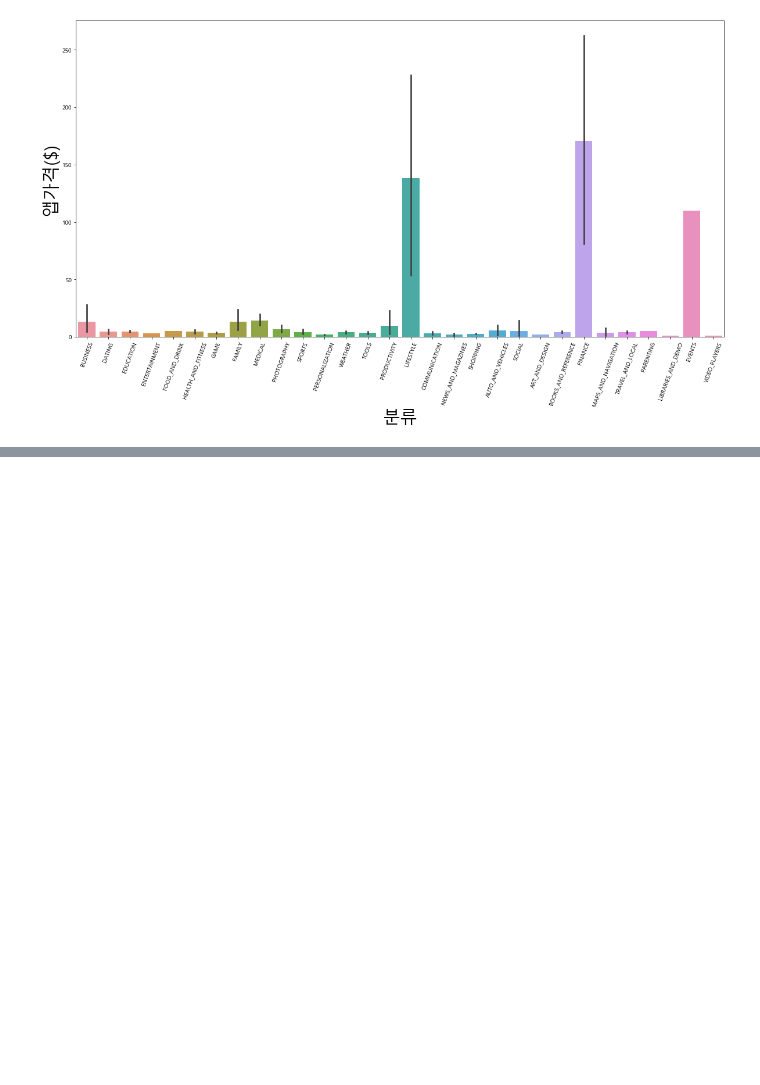
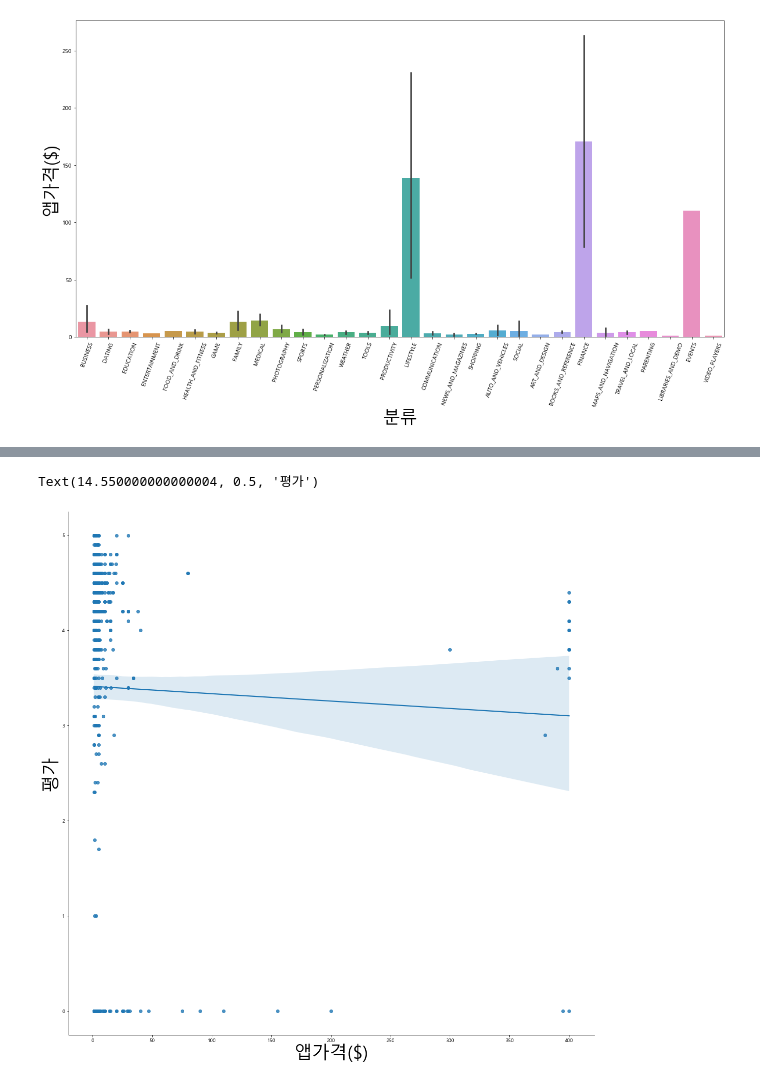
Before and after one commit to young-hun-jo/KaggleStruggle, a Jupyter notebook: google_playstore/google_playstore.ipynb, the cells around one changed output, grey strips where cells are left out. Drawn from its saved outputs; the diff is of its cells as text; code cells hidden in the pictures; blank space fills up the shorter version.

```diff
--- a/google_playstore/google_playstore.ipynb
+++ b/google_playstore/google_playstore.ipynb
@@ -668,0 +707,10 @@ Text(0, 0.5, '앱가격($)')
+# %%
+# 가격이 높을수록 평가(평점)이 높을까?         # lmplot 그래프 사이즈 늘리기
+sns.lmplot(data=paid_df, x='앱가격($)', y='평가', size=15)
+plt.xlabel('앱가격($)', fontsize=35)
+plt.ylabel('평가', fontsize=35)
+
+# 앱 가격이 비싸다고 평점이 높은것은 아니다 오히려 무료에 가까운 앱이 평점이 더 높은 경우가 많았다.
+# %% [output]
+Text(14.550000000000004, 0.5, '평가')
+[figure, added]
```
Also changed, not shown: parts of 19 cells of this notebook.
